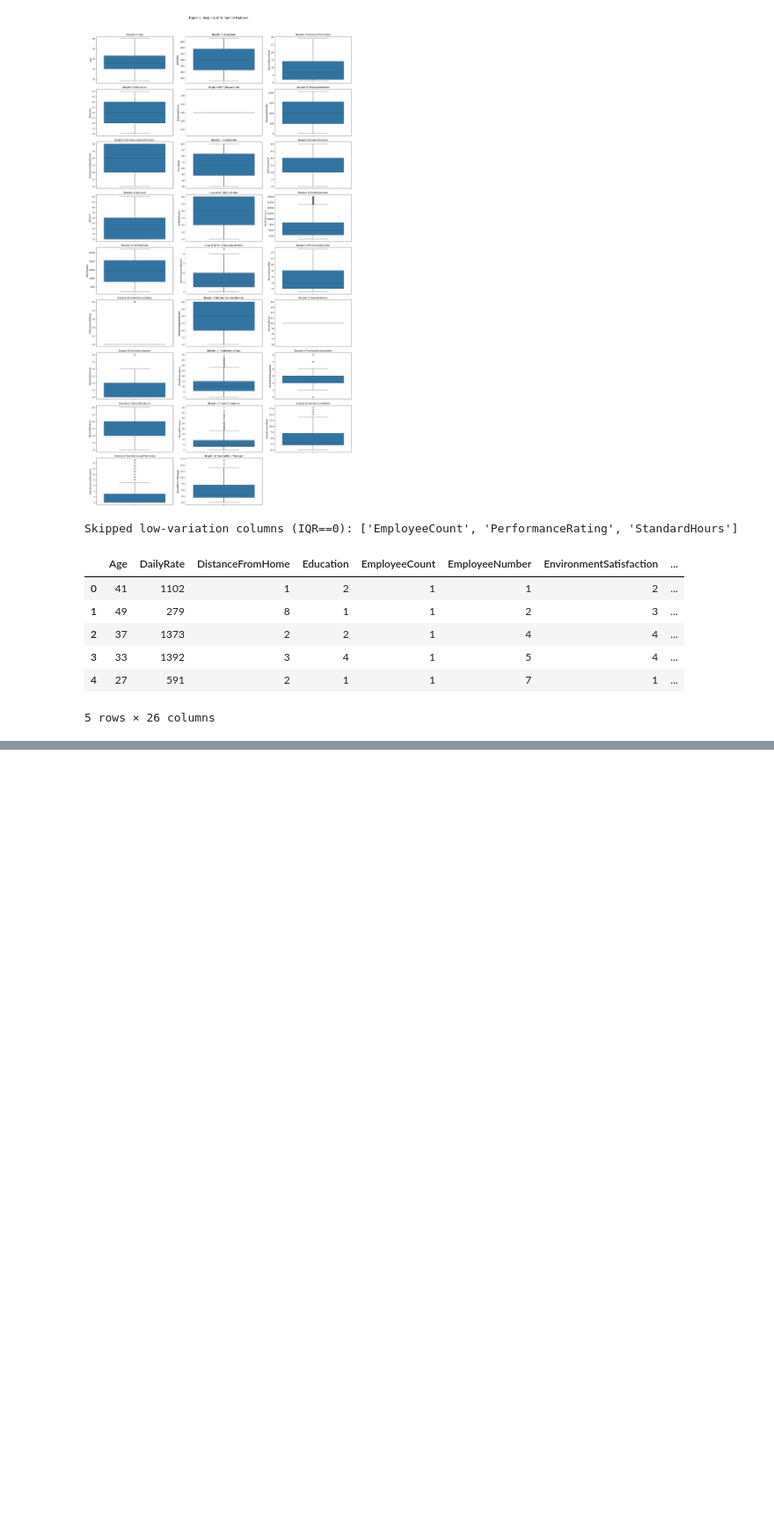
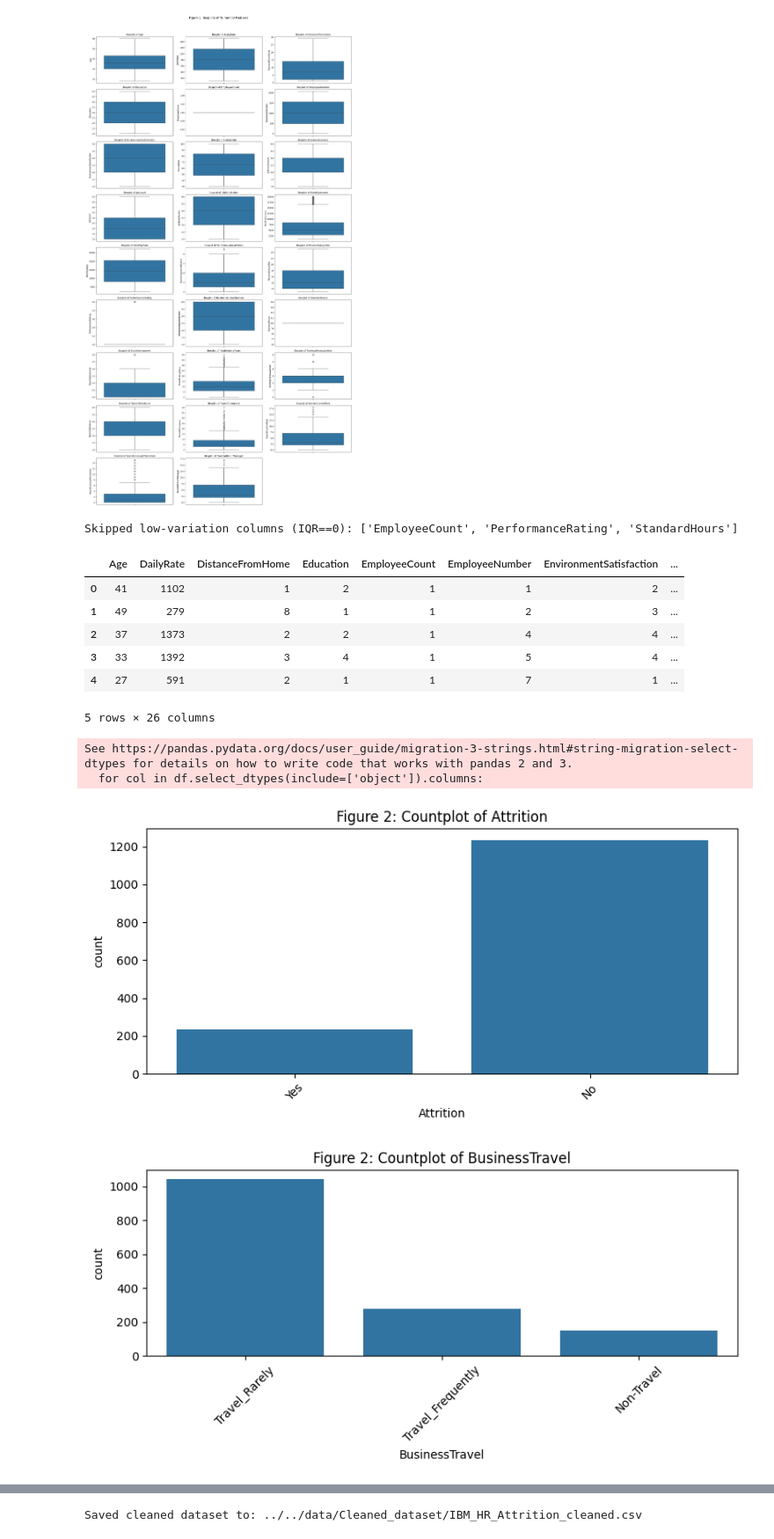
Before and after one commit to RNB1993/Hackathon-employee-attrition-modelling, a Jupyter notebook: jupyter_notebooks/EDA.ipynb, the cells around one changed output, grey strips where cells are left out. Shown at 88% size. Cells and saved outputs as stored; diff of their text form; code cells hidden in the pictures; blank space fills up the shorter version.

```diff
--- a/jupyter_notebooks/EDA.ipynb
+++ b/jupyter_notebooks/EDA.ipynb
@@ -156,3 +156,17 @@ Skipped low-variation columns (IQR==0): ['EmployeeCount', 'PerformanceRating', '
 | 3 | 33 | 1392 | 3 | 4 | 1 | 5 | 4 | ... |
 | 4 | 27 | 591 | 2 | 1 | 1 | 7 | 1 | ... |
 5 rows × 26 columns
+# %%
+# Countplots for categorical features
+for col in df.select_dtypes(include=['object']).columns:
+    plt.figure(figsize=(8, 4))
+    sns.countplot(data=df, x=col)
+    plt.title(f'Figure 2: Countplot of {col}')
+    plt.xticks(rotation=45)
+    plt.tight_layout()
+    plt.show()
+# %% [output]
+See https://pandas.pydata.org/docs/user_guide/migration-3-strings.html#string-migration-select-dtypes for details on how to write code that works with pandas 2 and 3.
+  for col in df.select_dtypes(include=['object']).columns:
+[figure, added]
+[figure, added]
@@ -158,0 +180,20 @@ Skipped low-variation columns (IQR==0): ['EmployeeCount', 'PerformanceRating', '
+# %%
+# Saving cleaned dataset
+import os
+
+# Rebuild a cleaned dataframe by injecting the capped numeric columns back into df
+df_cleaned = df.copy()
+if "df_num_capped" in globals():
+    df_cleaned[df_num_capped.columns] = df_num_capped
+else:
+    # Fallback: no capping performed; treat current df as cleaned
+    df_cleaned = df.copy()
+
+cleaned_dir = "../../data/Cleaned_dataset"
+os.makedirs(cleaned_dir, exist_ok=True)
+
+cleaned_path = os.path.join(cleaned_dir, "IBM_HR_Attrition_cleaned.csv")
+df_cleaned.to_csv(cleaned_path, index=False)
+print(f"Saved cleaned dataset to: {cleaned_path}")
+# %% [output]
+Saved cleaned dataset to: ../../data/Cleaned_dataset/IBM_HR_Attrition_cleaned.csv
```
Also changed, not shown: parts of 3 cells of this notebook, 1 other file.
